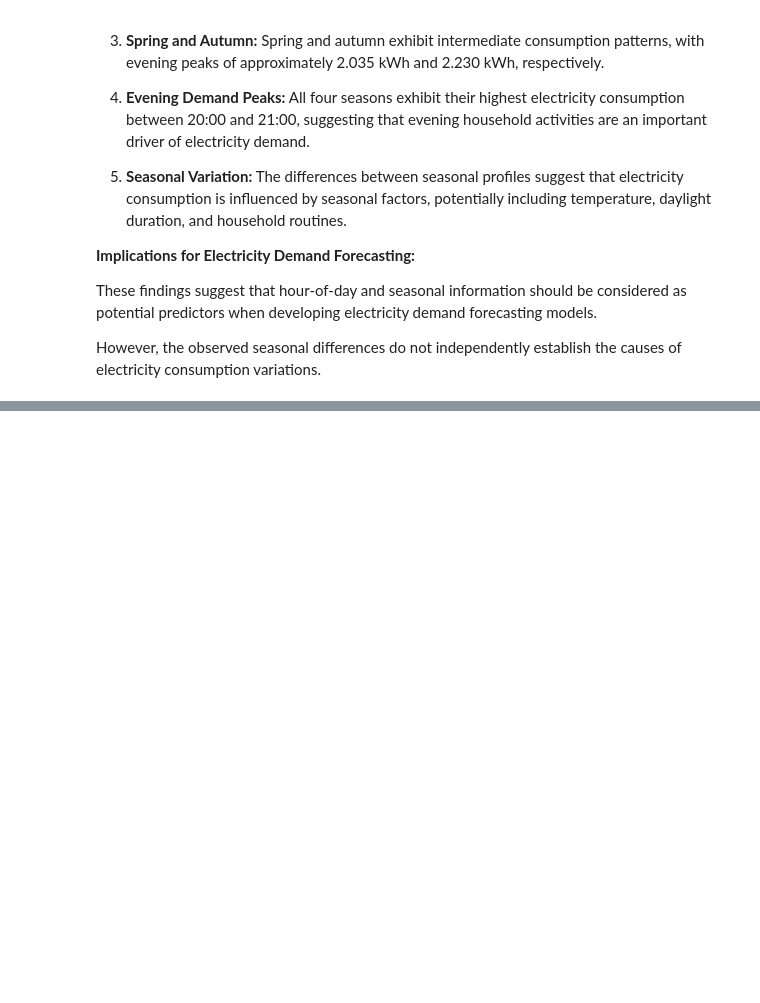
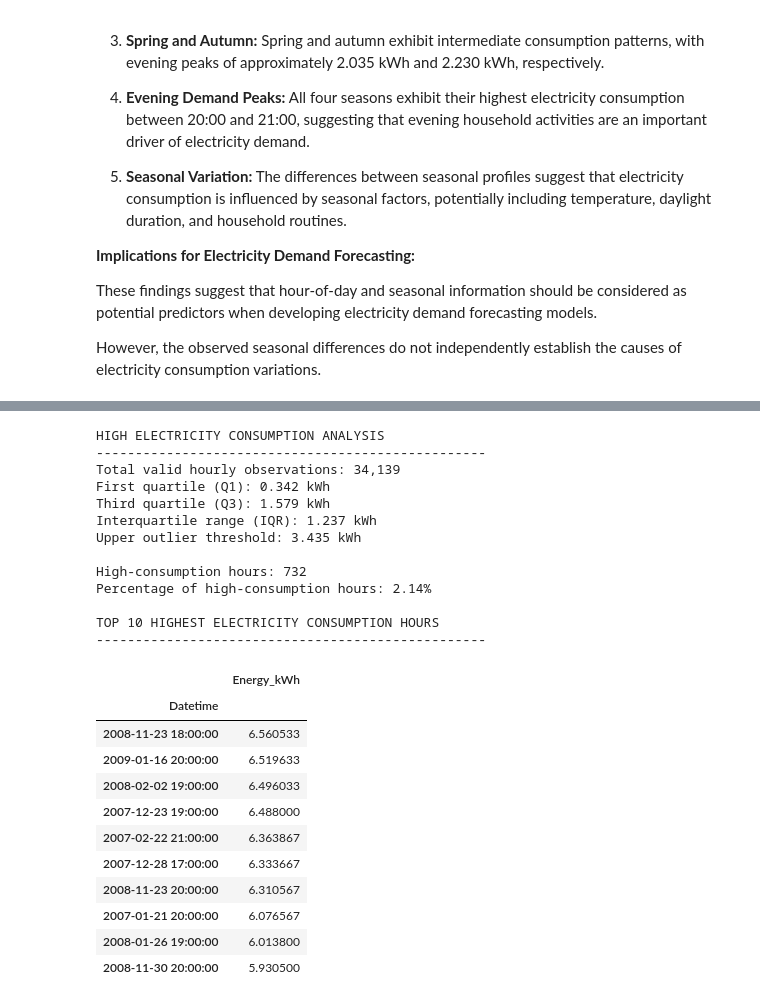
Before and after one commit to damisar/Household_Electricity_Consumption_Analysis_and_Forecasting, a Jupyter notebook: notebook/Household_Electricity_Consumption_Analysis_and_Forecasting.ipynb, the cells around one changed output, grey strips where cells are left out. Cells and saved outputs as stored; diff of their text form; code cells hidden in the pictures; blank space fills up the shorter version.

```diff
--- a/notebook/Household_Electricity_Consumption_Analysis_and_Forecasting.ipynb
+++ b/notebook/Household_Electricity_Consumption_Analysis_and_Forecasting.ipynb
@@ -2541,0 +2735,73 @@ establish the causes of electricity consumption variations.
+# %%
+
+# Section 5.4.4 - Investigation of High Electricity Consumption
+
+# Use the hourly consumption series from Section 5.4.3
+hourly_consumption = hourly_complete["Energy_kWh"].dropna()
+
+# Calculate quartiles and interquartile range
+q1 = hourly_consumption.quantile(0.25)
+q3 = hourly_consumption.quantile(0.75)
+
+iqr = q3 - q1
+
+# Calculate upper outlier threshold
+upper_threshold = q3 + 1.5 * iqr
+
+# Identify high-consumption observations
+high_consumption_hours = hourly_consumption[
+    hourly_consumption > upper_threshold
+]
+
+# Calculate frequency and percentage
+total_hours = len(hourly_consumption)
+high_hours_count = len(high_consumption_hours)
+high_hours_percentage = (high_hours_count / total_hours) * 100
+
+print("HIGH ELECTRICITY CONSUMPTION ANALYSIS")
+print("-" * 50)
+
+print(f"Total valid hourly observations: {total_hours:,}")
+print(f"First quartile (Q1): {q1:.3f} kWh")
+print(f"Third quartile (Q3): {q3:.3f} kWh")
+print(f"Interquartile range (IQR): {iqr:.3f} kWh")
+print(f"Upper outlier threshold: {upper_threshold:.3f} kWh")
+
+print(f"\nHigh-consumption hours: {high_hours_count:,}")
+print(f"Percentage of high-consumption hours: {high_hours_percentage:.2f}%")
+
+print("\nTOP 10 HIGHEST ELECTRICITY CONSUMPTION HOURS")
+print("-" * 50)
+
+display(
+    high_consumption_hours
+    .nlargest(10)
+    .rename("Energy_kWh")
+    .to_frame()
+)
+# %% [output]
+HIGH ELECTRICITY CONSUMPTION ANALYSIS
+--------------------------------------------------
+Total valid hourly observations: 34,139
+First quartile (Q1): 0.342 kWh
+Third quartile (Q3): 1.579 kWh
+Interquartile range (IQR): 1.237 kWh
+Upper outlier threshold: 3.435 kWh
+
+High-consumption hours: 732
+Percentage of high-consumption hours: 2.14%
+
+TOP 10 HIGHEST ELECTRICITY CONSUMPTION HOURS
+--------------------------------------------------
+|  | Energy_kWh |
+| Datetime |  |
+| 2008-11-23 18:00:00 | 6.560533 |
+| 2009-01-16 20:00:00 | 6.519633 |
+| 2008-02-02 19:00:00 | 6.496033 |
+| 2007-12-23 19:00:00 | 6.488000 |
+| 2007-02-22 21:00:00 | 6.363867 |
+| 2007-12-28 17:00:00 | 6.333667 |
+| 2008-11-23 20:00:00 | 6.310567 |
+| 2007-01-21 20:00:00 | 6.076567 |
+| 2008-01-26 19:00:00 | 6.013800 |
+| 2008-11-30 20:00:00 | 5.930500 |
```
Also changed, not shown: parts of 7 cells of this notebook, 1 other file.
